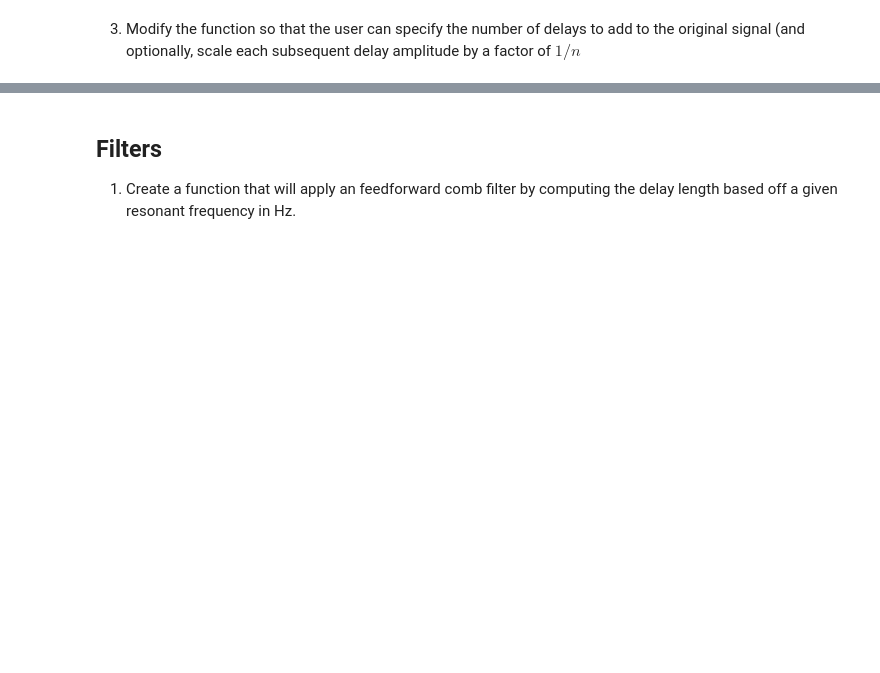
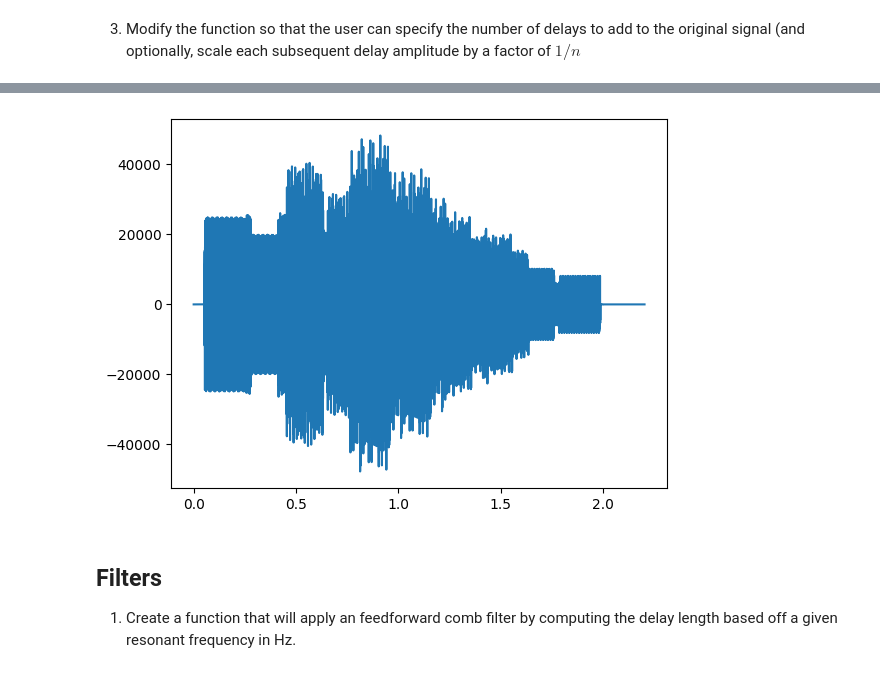
Before and after one commit to denayeisnotokay/AudioTechII, a Jupyter notebook: Activities/Activity4_DelayFiltersReverb.ipynb, the cells around one changed output, grey strips where cells are left out. Saved outputs shown, nothing was run; the diff lists cells and outputs as text; code cells hidden in the pictures; blank space fills up the shorter version.

```diff
--- a/Activities/Activity4_DelayFiltersReverb.ipynb
+++ b/Activities/Activity4_DelayFiltersReverb.ipynb
@@ -5,7 +11,37 @@ Complete this activity as part of your participation grade. Pending length of th
 # %% [markdown]
 ## Delay
 1) Create a function that will modify a passed signal by adding a delay of $m$ milliseconds to the signal.
+# %%
+def delay(x, t, fs=44100):
+    size = int(fs*(t/1000))
+    pad = np.zeros(size)
+
+    org = np.concatenate((x, pad))
+    dly = np.concatenate((pad, x))
+
+    return org + dly
 # %% [markdown]
 2) Modify the function such that you can optionally scale the amplitude of the delayed signal
+# %%
+def delay(x, t, a=1., fs=44100):
+    size = int(fs*(t/1000))
+    pad = np.zeros(size)
+
+    org = np.concatenate((x, pad))
+    dly = np.concatenate((pad, x))
+
+    return org + a*dly
 # %% [markdown]
 3) Modify the function so that the user can specify the number of delays to add to the original signal (and optionally, scale each subsequent delay amplitude by a factor of $1/n$
+# %%
+def delay(x, t, a=1., n=1, fs=44100):
+    size = int(fs*(t/1000))
+    sig = np.concatenate((x, np.zeros(size*n)))
+
+    for i in range(n):
+        before = np.zeros(size * (i + 1))
+        after = np.zeros(size * (n - i - 1))
+        dly = np.concatenate((before, x, after))
+        sig += a**(i+1)*dly
+
+    return sig
@@ -11,0 +57,7 @@ Complete this activity as part of your participation grade. Pending length of th
+# %%
+dly = delay(x, 200, 0.8, 5, fs)
+t = np.arange(dly.size)/fs
+
+plt.plot(t, dly)
+Audio(dly, rate=fs)
+# %% [output]
@@ -12,3 +65,4 @@ Complete this activity as part of your participation grade. Pending length of th
+[figure, added]
 # %% [markdown]
 ## Filters
 1. Create a function that will apply an feedforward comb filter by computing the delay length based off a given resonant frequency in Hz.
```
Also changed, not shown: parts of 8 cells of this notebook, 2 other files.
